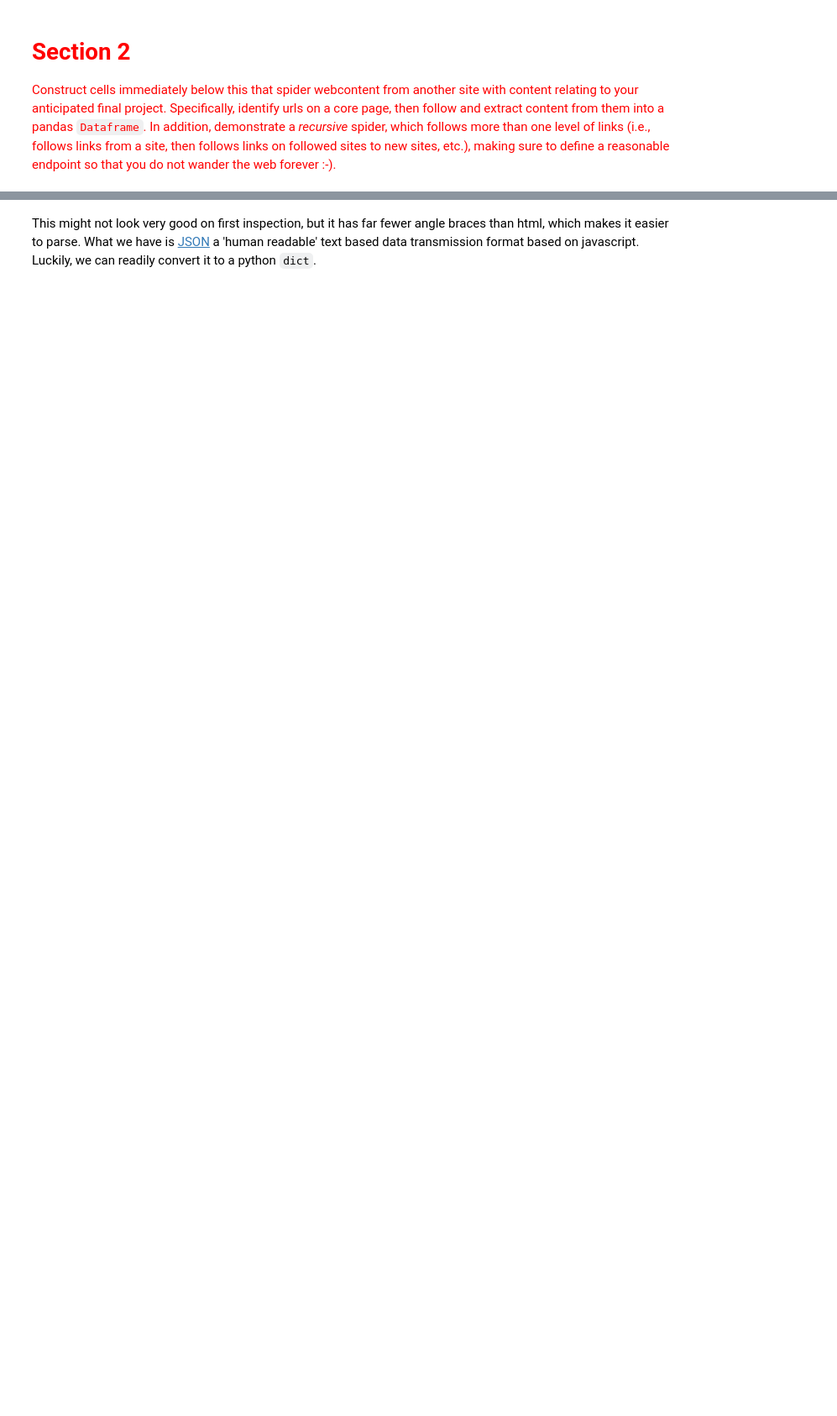
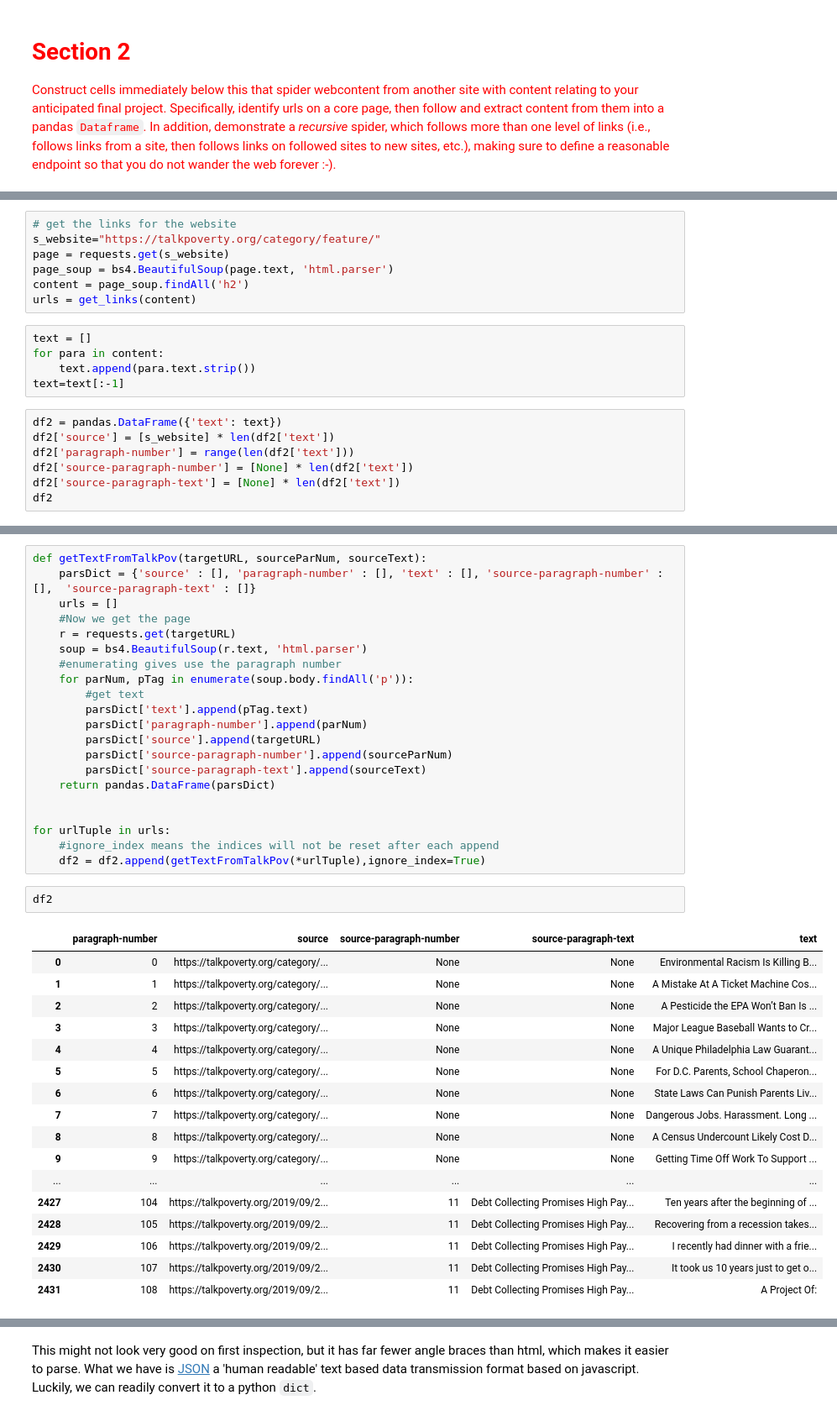
Before and after one commit to rachel-ker/Content-Analysis-2020, a Jupyter notebook: week-1/1-intro.ipynb, the cells around one changed output, grey strips where cells are left out. Shown at 84% size. Saved outputs shown, nothing was run; the diff lists cells and outputs as text; blank space fills up the shorter version.

```diff
--- a/week-1/1-intro.ipynb
+++ b/week-1/1-intro.ipynb
@@ -386,0 +433,19 @@ contentParagraphsDF
+# %%
+# get the links for the website
+s_website="https://talkpoverty.org/category/feature/"
+page = requests.get(s_website)
+page_soup = bs4.BeautifulSoup(page.text, 'html.parser')
+content = page_soup.findAll('h2')
+urls = get_links(content)
+# %%
+text = []
+for para in content:
+    text.append(para.text.strip())
+text=text[:-1]
+# %%
+df2 = pandas.DataFrame({'text': text})
+df2['source'] = [s_website] * len(df2['text'])
+df2['paragraph-number'] = range(len(df2['text']))
+df2['source-paragraph-number'] = [None] * len(df2['text'])
+df2['source-paragraph-text'] = [None] * len(df2['text'])
+df2
@@ -386,0 +466,41 @@ contentParagraphsDF
+# %%
+def getTextFromTalkPov(targetURL, sourceParNum, sourceText):
+    parsDict = {'source' : [], 'paragraph-number' : [], 'text' : [], 'source-paragraph-number' : [],  'source-paragraph-text' : []}
+    urls = []
+    #Now we get the page
+    r = requests.get(targetURL)
+    soup = bs4.BeautifulSoup(r.text, 'html.parser')
+    #enumerating gives use the paragraph number
+    for parNum, pTag in enumerate(soup.body.findAll('p')):
+        #get text
+        parsDict['text'].append(pTag.text)
+        parsDict['paragraph-number'].append(parNum)
+        parsDict['source'].append(targetURL)
+        parsDict['source-paragraph-number'].append(sourceParNum)
+        parsDict['source-paragraph-text'].append(sourceText)
+    return pandas.DataFrame(parsDict)
+
+
+for urlTuple in urls:
+    #ignore_index means the indices will not be reset after each append
+    df2 = df2.append(getTextFromTalkPov(*urlTuple),ignore_index=True)
+# %%
+df2
+# %% [output]
+|  | paragraph-number | source | source-paragraph-number | source-paragraph-text | text |
+| 0 | 0 | https://talkpoverty.org/category/... | None | None | Environmental Racism Is Killing B... |
+| 1 | 1 | https://talkpoverty.org/category/... | None | None | A Mistake At A Ticket Machine Cos... |
+| 2 | 2 | https://talkpoverty.org/category/... | None | None | A Pesticide the EPA Won’t Ban Is ... |
+| 3 | 3 | https://talkpoverty.org/category/... | None | None | Major League Baseball Wants to Cr... |
+| 4 | 4 | https://talkpoverty.org/category/... | None | None | A Unique Philadelphia Law Guarant... |
+| 5 | 5 | https://talkpoverty.org/category/... | None | None | For D.C. Parents, School Chaperon... |
+| 6 | 6 | https://talkpoverty.org/category/... | None | None | State Laws Can Punish Parents Liv... |
+| 7 | 7 | https://talkpoverty.org/category/... | None | None | Dangerous Jobs. Harassment. Long ... |
+| 8 | 8 | https://talkpoverty.org/category/... | None | None | A Census Undercount Likely Cost D... |
+| 9 | 9 | https://talkpoverty.org/category/... | None | None | Getting Time Off Work To Support ... |
+| ... | ... | ... | ... | ... | ... |
+| 2427 | 104 | https://talkpoverty.org/2019/09/2... | 11 | Debt Collecting Promises High Pay... | Ten years after the beginning of ... |
+| 2428 | 105 | https://talkpoverty.org/2019/09/2... | 11 | Debt Collecting Promises High Pay... | Recovering from a recession takes... |
+| 2429 | 106 | https://talkpoverty.org/2019/09/2... | 11 | Debt Collecting Promises High Pay... | I recently had dinner with a frie... |
+| 2430 | 107 | https://talkpoverty.org/2019/09/2... | 11 | Debt Collecting Promises High Pay... | It took us 10 years just to get o... |
+| 2431 | 108 | https://talkpoverty.org/2019/09/2... | 11 | Debt Collecting Promises High Pay... | A Project Of: |
```
Also changed, not shown: parts of 20 cells of this notebook.
